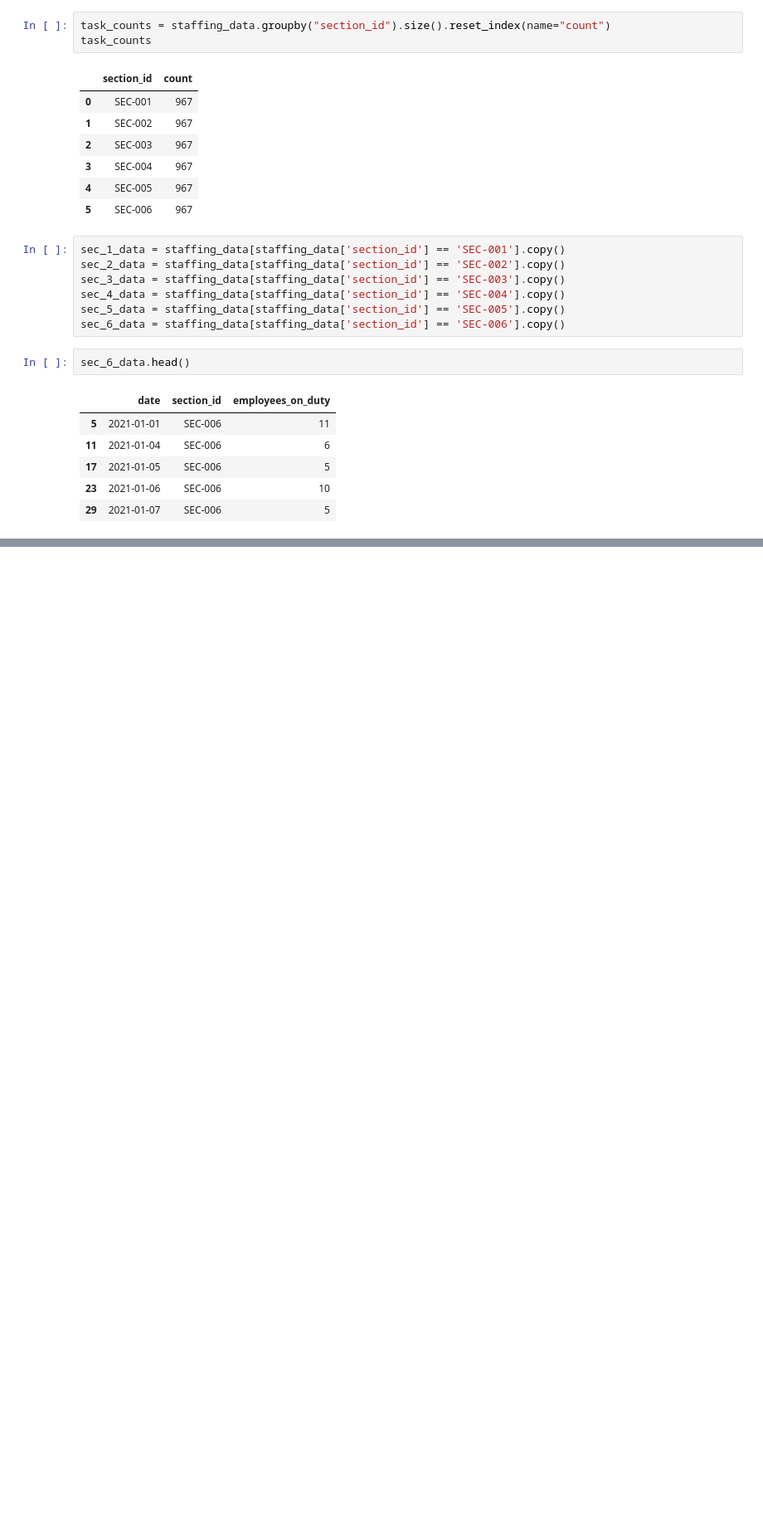
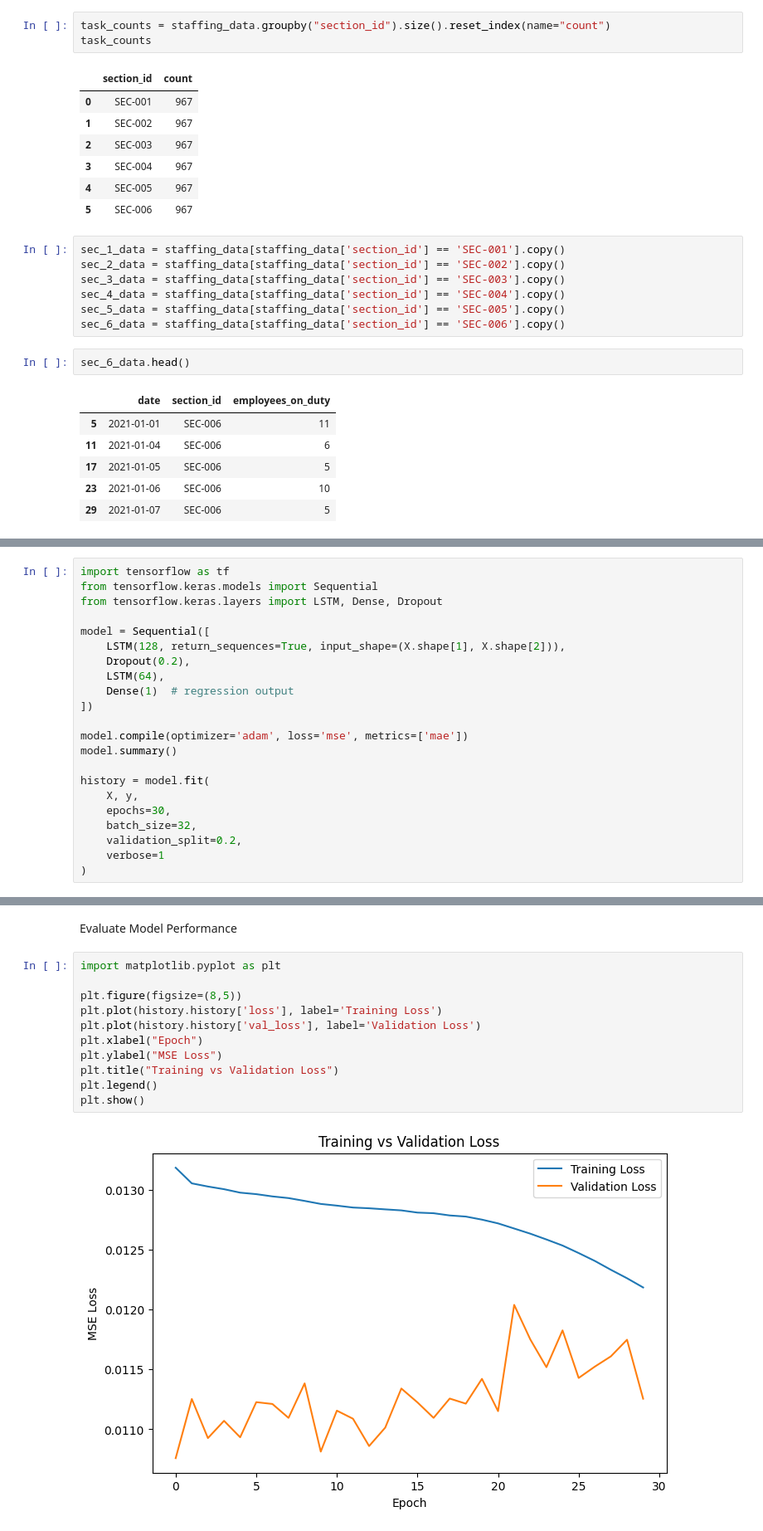
Before and after one commit to RMCV-Rajapaksha/TeamInception_Datathon, a Jupyter notebook: task2_eda_and_data_preprocessing.ipynb, the cells around one changed output, grey strips where cells are left out. Shown: that part at 83% size. Cells and saved outputs as stored; diff of their text form; blank space fills up the shorter version.

```diff
--- a/task2_eda_and_data_preprocessing.ipynb
+++ b/task2_eda_and_data_preprocessing.ipynb
@@ -122,0 +243,22 @@ sec_6_data.head()
+# %%
+import tensorflow as tf
+from tensorflow.keras.models import Sequential
+from tensorflow.keras.layers import LSTM, Dense, Dropout
+
+model = Sequential([
+    LSTM(128, return_sequences=True, input_shape=(X.shape[1], X.shape[2])),
+    Dropout(0.2),
+    LSTM(64),
+    Dense(1)  # regression output
+])
+
+model.compile(optimizer='adam', loss='mse', metrics=['mae'])
+model.summary()
+
+history = model.fit(
+    X, y,
+    epochs=30,
+    batch_size=32,
+    validation_split=0.2,
+    verbose=1
+)
@@ -122,0 +298,15 @@ sec_6_data.head()
+# %% [markdown]
+Evaluate Model Performance
+# %%
+import matplotlib.pyplot as plt
+
+plt.figure(figsize=(8,5))
+plt.plot(history.history['loss'], label='Training Loss')
+plt.plot(history.history['val_loss'], label='Validation Loss')
+plt.xlabel("Epoch")
+plt.ylabel("MSE Loss")
+plt.title("Training vs Validation Loss")
+plt.legend()
+plt.show()
+# %% [output]
+[figure, added]
```
Also changed, not shown: parts of 15 cells of this notebook.
